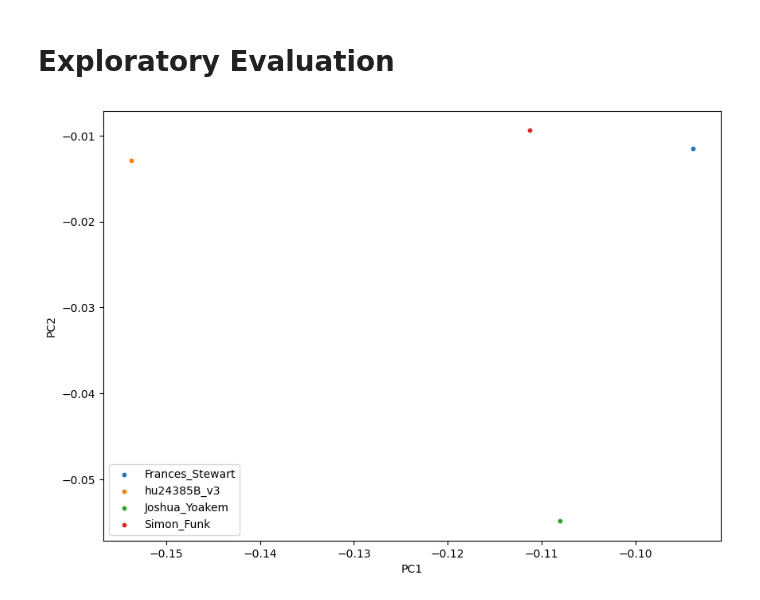
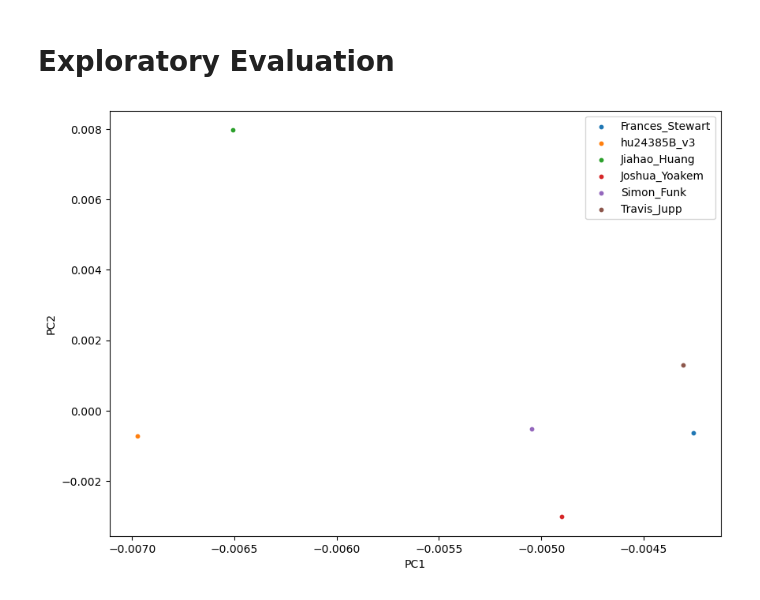
Before and after one commit to shass005/HaploAI, a Jupyter notebook: 23andMe_Fitting.ipynb, the cells around one changed output. Drawn from its saved outputs; the diff is of its cells as text; code cells hidden in the pictures.

Commit message:
Fixed Scaling and tested the merger
Plotted the samples from the two datasets together and noticed scaling issue. Normalised every sample so it projects onto the reference well

```diff
--- a/23andMe_Fitting.ipynb
+++ b/23andMe_Fitting.ipynb
@@ -125,17 +137,2 @@ Success! PCA projected to dtc_pcs\genome_Simon_Funk_Full_20140330133719_pcs.ssco
 # %% [markdown]
 # Get the PCA
-# %%
-all_dfs = []
-
-for f in pca_path:
-    filename = os.path.basename(f)
-
-    parts = filename.split("_")
-    name_extracted = f"{parts[1]}_{parts[2]}"
-
-    temp_df = pd.read_csv(f, sep=r'\s+')
-    temp_df.insert(0, "Name", name_extracted)
-
-    all_dfs.append(temp_df)
-
-pca = pd.concat(all_dfs, ignore_index=True)
@@ -149,0 +190,17 @@ pca.head()
+# %%
+pca_path = glob.glob("dtc_pcs_normalised/genome_*normalised.csv")
+all_dfs = []
+
+for f in pca_path:
+    filename = os.path.basename(f)
+
+    parts = filename.split("_")
+    name_extracted = f"{parts[1]}_{parts[2]}"
+
+    temp_df = pd.read_csv(f, sep=r',')
+    temp_df.insert(0, "Name", name_extracted)
+
+    all_dfs.append(temp_df)
+
+pca = pd.concat(all_dfs, ignore_index=True)
+pca.head(10)
@@ -152,11 +217,11 @@ pca.head()
 # %%
 plt.figure(figsize=(10,7))
 for pop in pca["Name"].unique():
     sub = pca[pca["Name"]==pop]
-    plt.scatter(sub["SCORE1_AVG"],sub["SCORE2_AVG"], label=pop, s=10)
+    plt.scatter(sub["PC1"],sub["PC2"], label=pop, s=10)
 plt.xlabel("PC1")
 plt.ylabel("PC2")
 plt.legend()
 plt.show()
 # %% [output]
-[figure, old version]
+[figure, new version]
```
Also changed, not shown: parts of 10 cells of this notebook, 1 other file.
